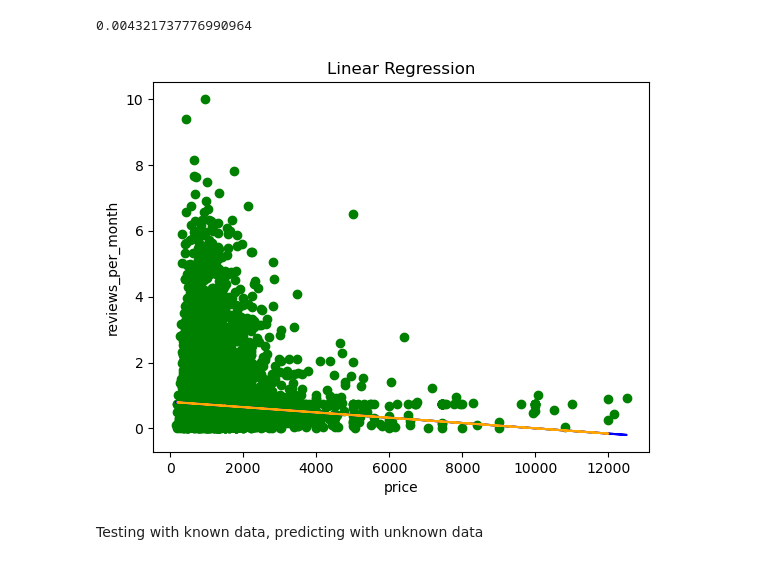
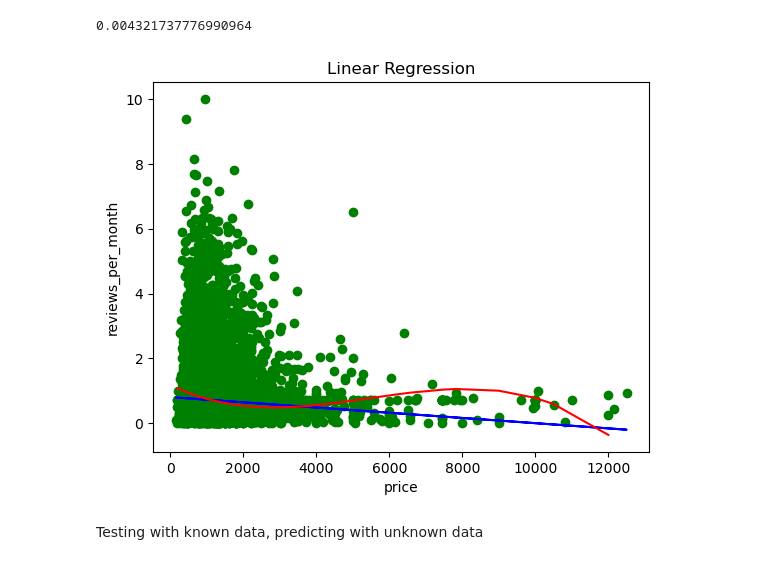
Before and after one commit to JuliusLansner/BI-Exam-Project, a Jupyter notebook: AirRegression.ipynb, the cells around one changed output. Saved outputs shown, nothing was run; the diff lists cells and outputs as text; code cells hidden in the pictures.

```diff
--- a/AirRegression.ipynb
+++ b/AirRegression.ipynb
@@ -101,16 +102,28 @@ R2 = lin_model.score(X,y)
 R2
 # %% [output]
 0.004321737776990964
+# %%
+poly_model = PolynomialFeatures(degree=3)
+X_train_poly = poly_model.fit_transform(X_train)
+pol_reg = LinearRegression()
+pol_reg.fit(X_train_poly, y_train)
+X_test_poly = poly_model.transform(X_test)
+y_pred = pol_reg.predict(X_test_poly)
+# %%
+sort_axis = operator.itemgetter(0)
+sorted_zip = sorted(zip(X_test, y_pred), key=sort_axis)
+X_test, y_poly_predict = zip(*sorted_zip)
 # %%
 plt.title('Linear Regression')
 plt.scatter(X, y, color='green')
 plt.plot(X_train, a*X_train + b, color='blue')
-plt.plot(X_test, y_lin_predict, color='orange')
+
+plt.plot(X_test, y_poly_predict, color='red')
 plt.xlabel('price')
 plt.ylabel('reviews_per_month')
 plt.show()
 # %% [output]
-[figure, old version]
+[figure, new version]
 # %% [markdown]
 Testing with known data, predicting with unknown data
 # %%
```
Also changed, not shown: parts of 7 cells of this notebook, 6 other files.
